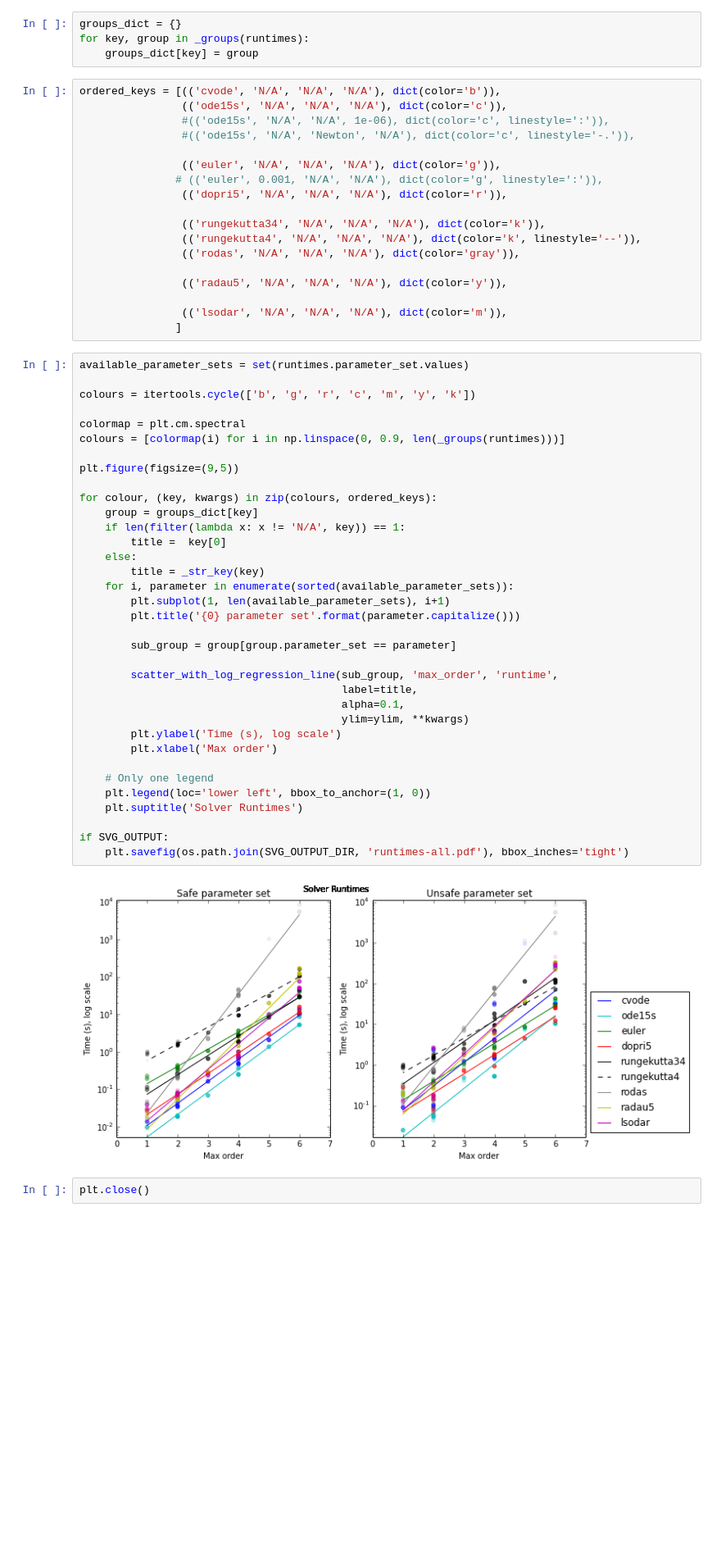
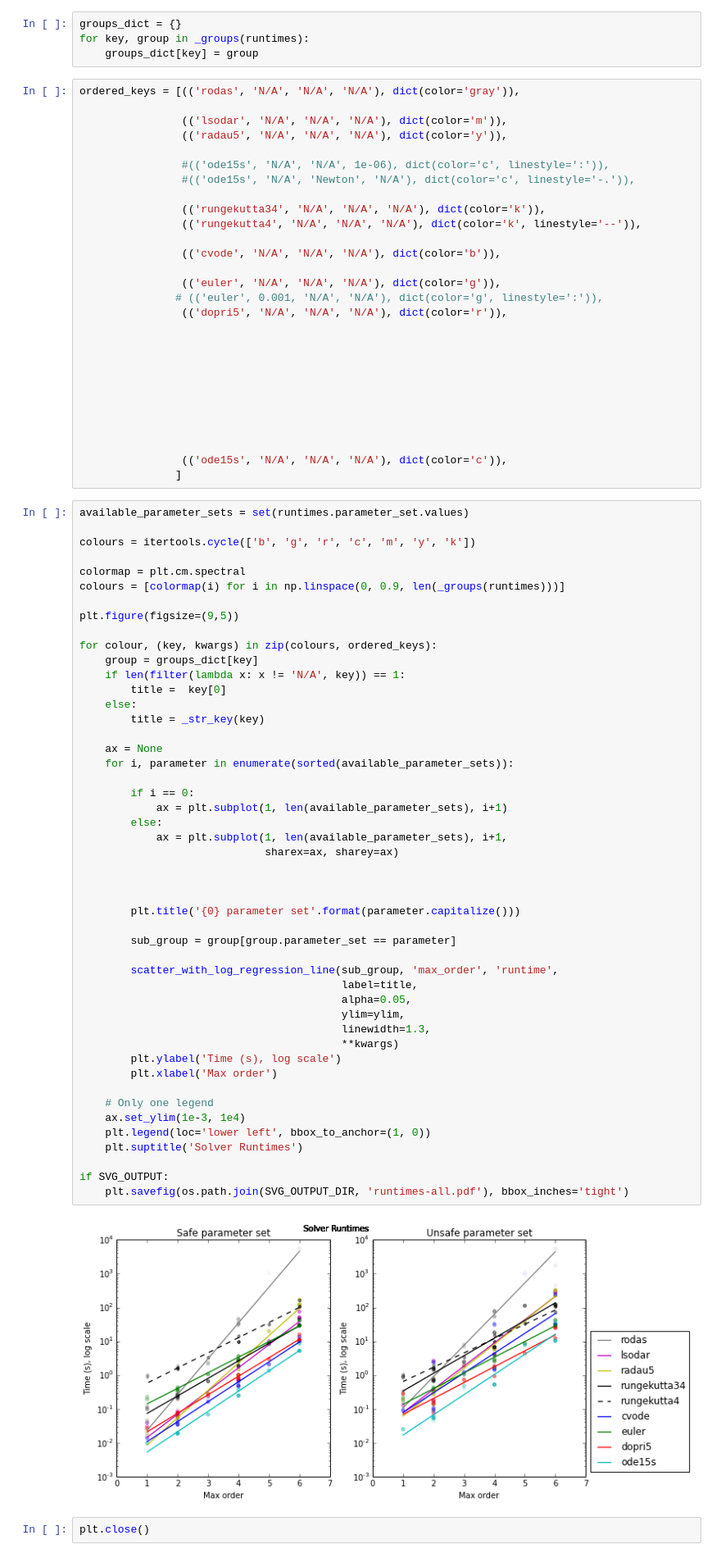
Before and after one commit to theosysbio/means, a Jupyter notebook: prototypes/stability/Runtimes.ipynb, the cells around one changed output. Shown: that part at 82% size. Drawn from its saved outputs; the diff is of its cells as text; blank space fills up the shorter version.

Commit message:
modified runtimes figure as perquentins sugestion

```diff
--- a/prototypes/stability/Runtimes.ipynb
+++ b/prototypes/stability/Runtimes.ipynb
@@ -137,22 +140,32 @@ groups_dict = {}
 for key, group in _groups(runtimes):
     groups_dict[key] = group
 # %%
-ordered_keys = [(('cvode', 'N/A', 'N/A', 'N/A'), dict(color='b')),
-                (('ode15s', 'N/A', 'N/A', 'N/A'), dict(color='c')),
+ordered_keys = [(('rodas', 'N/A', 'N/A', 'N/A'), dict(color='gray')),
+
+                (('lsodar', 'N/A', 'N/A', 'N/A'), dict(color='m')),
+                (('radau5', 'N/A', 'N/A', 'N/A'), dict(color='y')),
+
                 #(('ode15s', 'N/A', 'N/A', 1e-06), dict(color='c', linestyle=':')),
                 #(('ode15s', 'N/A', 'Newton', 'N/A'), dict(color='c', linestyle='-.')),
+
+                (('rungekutta34', 'N/A', 'N/A', 'N/A'), dict(color='k')),
+                (('rungekutta4', 'N/A', 'N/A', 'N/A'), dict(color='k', linestyle='--')),
+
+                (('cvode', 'N/A', 'N/A', 'N/A'), dict(color='b')),
 
                 (('euler', 'N/A', 'N/A', 'N/A'), dict(color='g')),
                # (('euler', 0.001, 'N/A', 'N/A'), dict(color='g', linestyle=':')),
                 (('dopri5', 'N/A', 'N/A', 'N/A'), dict(color='r')),
 
-                (('rungekutta34', 'N/A', 'N/A', 'N/A'), dict(color='k')),
-                (('rungekutta4', 'N/A', 'N/A', 'N/A'), dict(color='k', linestyle='--')),
-                (('rodas', 'N/A', 'N/A', 'N/A'), dict(color='gray')),
 
-                (('radau5', 'N/A', 'N/A', 'N/A'), dict(color='y')),
 
-                (('lsodar', 'N/A', 'N/A', 'N/A'), dict(color='m')),
+
+
+
+
+
+
+                (('ode15s', 'N/A', 'N/A', 'N/A'), dict(color='c')),
                ]
 # %%
 available_parameter_sets = set(runtimes.parameter_set.values)
@@ -160,36 +173,49 @@ available_parameter_sets = set(runtimes.parameter_set.values)
 colours = itertools.cycle(['b', 'g', 'r', 'c', 'm', 'y', 'k'])
 
 colormap = plt.cm.spectral
 colours = [colormap(i) for i in np.linspace(0, 0.9, len(_groups(runtimes)))]
 
 plt.figure(figsize=(9,5))
 
 for colour, (key, kwargs) in zip(colours, ordered_keys):
     group = groups_dict[key]
     if len(filter(lambda x: x != 'N/A', key)) == 1:
         title =  key[0]
     else:
         title = _str_key(key)
+
+    ax = None
     for i, parameter in enumerate(sorted(available_parameter_sets)):
-        plt.subplot(1, len(available_parameter_sets), i+1)
+
+        if i == 0:
+            ax = plt.subplot(1, len(available_parameter_sets), i+1)
+        else:
+            ax = plt.subplot(1, len(available_parameter_sets), i+1,
+                             sharex=ax, sharey=ax)
+
+
+
         plt.title('{0} parameter set'.format(parameter.capitalize()))
 
         sub_group = group[group.parameter_set == parameter]
 
         scatter_with_log_regression_line(sub_group, 'max_order', 'runtime',
                                          label=title,
-                                         alpha=0.1,
-                                         ylim=ylim, **kwargs)
+                                         alpha=0.05,
+                                         ylim=ylim,
+                                         linewidth=1.3,
+                                         **kwargs)
         plt.ylabel('Time (s), log scale')
         plt.xlabel('Max order')
 
     # Only one legend
+    ax.set_ylim(1e-3, 1e4)
     plt.legend(loc='lower left', bbox_to_anchor=(1, 0))
     plt.suptitle('Solver Runtimes')
 
 if SVG_OUTPUT:
     plt.savefig(os.path.join(SVG_OUTPUT_DIR, 'runtimes-all.pdf'), bbox_inches='tight')
 # %% [output]
-[figure, old version]
+[figure, new version]
 # %%
 plt.close()
```
Also changed, not shown: parts of 2 cells of this notebook.
